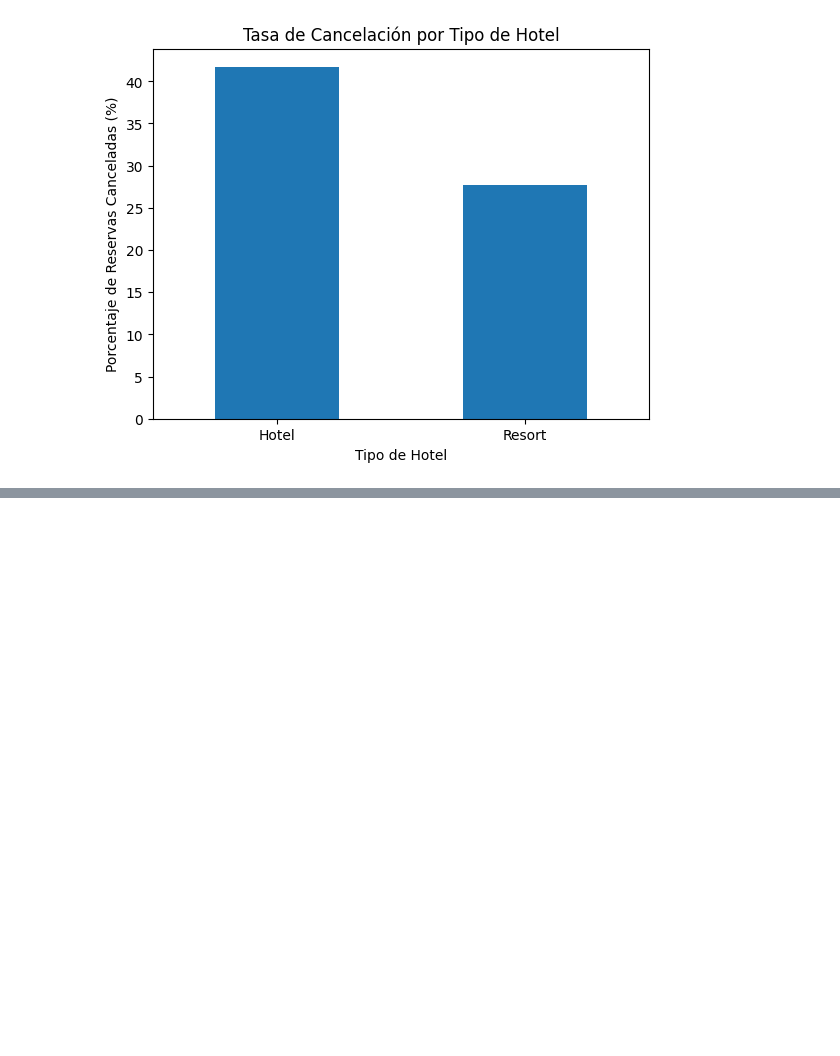
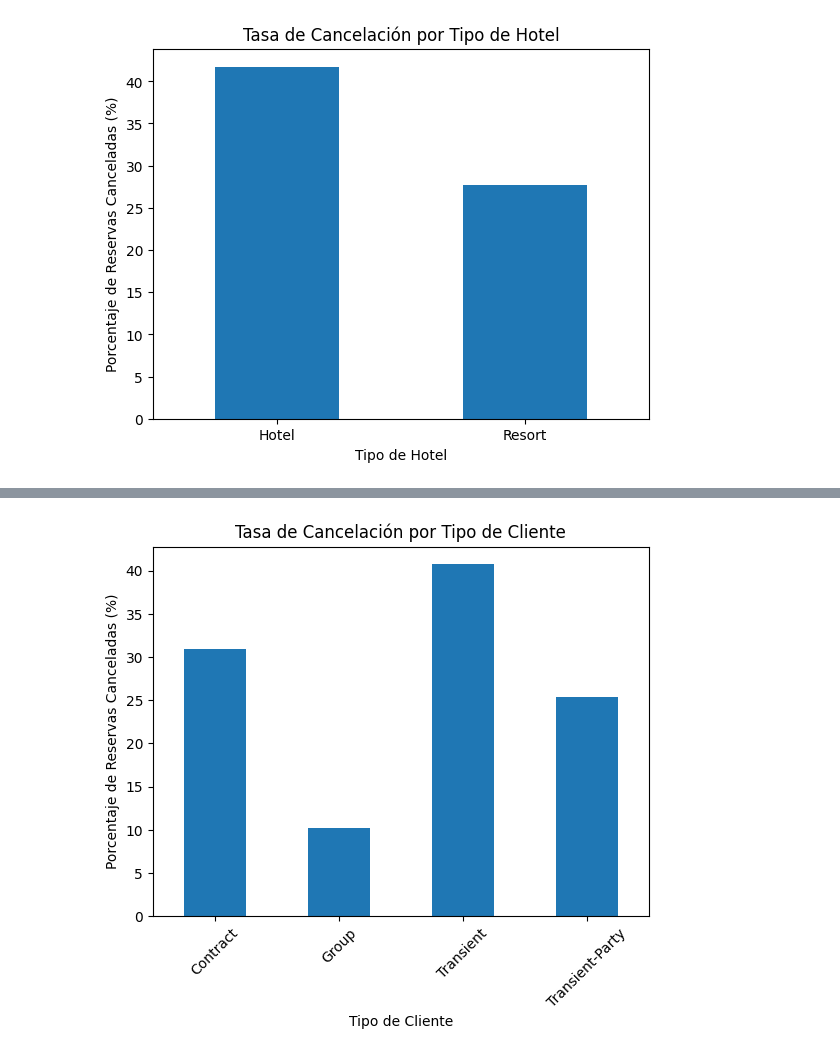
Before and after one commit to prvallejoz/ejercicio3-mcib-b, a Jupyter notebook: hotel_bookings.ipynb, the cells around one changed output, grey strips where cells are left out. Cells and saved outputs as stored; diff of their text form; code cells hidden in the pictures; blank space fills up the shorter version.

```diff
--- a/hotel_bookings.ipynb
+++ b/hotel_bookings.ipynb
@@ -216,0 +227,10 @@ plt.show()
+# %%
+rate_by_customer_type = data_cleaned.groupby('customer_type')['is_canceled'].mean() * 100
+rate_by_customer_type.plot(kind='bar')
+plt.title('Tasa de Cancelación por Tipo de Cliente')
+plt.xlabel('Tipo de Cliente')
+plt.ylabel('Porcentaje de Reservas Canceladas (%)')
+plt.xticks(rotation=45)
+plt.show()
+# %% [output]
+[figure, added]
```
Also changed, not shown: parts of 1 cell of this notebook.
